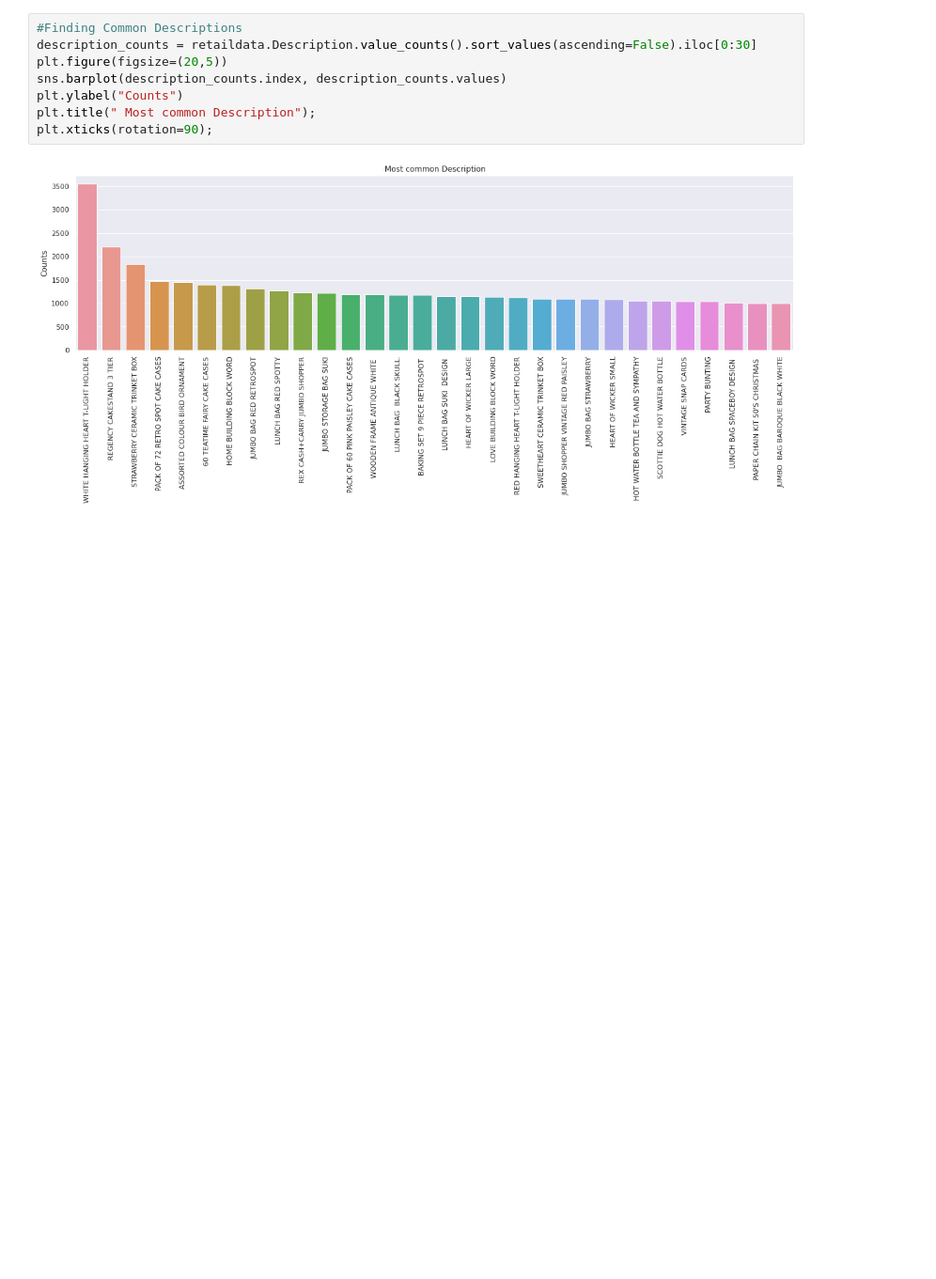
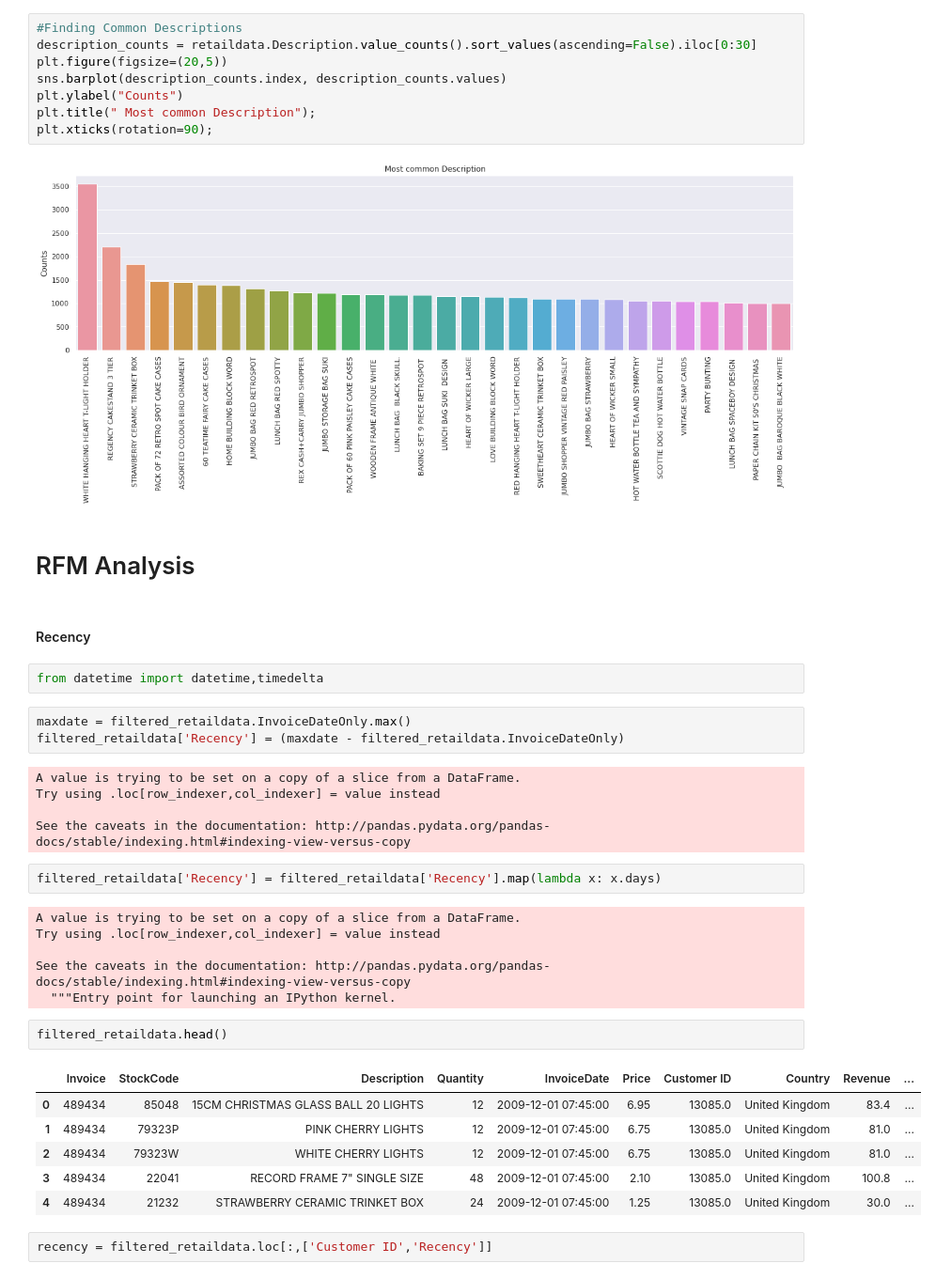
Before and after one commit to alokg1019/DataMining_Team1, a Jupyter notebook: EDA_Retail .ipynb, the cells around one changed output. Shown: that part at 94% size. Cells and saved outputs as stored; diff of their text form; blank space fills up the shorter version.

Commit message:
RFM analysis

```diff
--- a/EDA_Retail .ipynb
+++ b/EDA_Retail .ipynb
@@ -295,3 +298,36 @@ plt.title(" Most common Description");
 plt.xticks(rotation=90);
 # %% [output]
 [figure]
+# %% [markdown]
+# RFM Analysis
+# %% [markdown]
+#### Recency
+# %%
+from datetime import datetime,timedelta
+# %%
+maxdate = filtered_retaildata.InvoiceDateOnly.max()
+filtered_retaildata['Recency'] = (maxdate - filtered_retaildata.InvoiceDateOnly)
+# %% [output]
+A value is trying to be set on a copy of a slice from a DataFrame.
+Try using .loc[row_indexer,col_indexer] = value instead
+
+See the caveats in the documentation: http://pandas.pydata.org/pandas-docs/stable/indexing.html#indexing-view-versus-copy
+# %%
+filtered_retaildata['Recency'] = filtered_retaildata['Recency'].map(lambda x: x.days)
+# %% [output]
+A value is trying to be set on a copy of a slice from a DataFrame.
+Try using .loc[row_indexer,col_indexer] = value instead
+
+See the caveats in the documentation: http://pandas.pydata.org/pandas-docs/stable/indexing.html#indexing-view-versus-copy
+  """Entry point for launching an IPython kernel.
+# %%
+filtered_retaildata.head()
+# %% [output]
+|  | Invoice | StockCode | Description | Quantity | InvoiceDate | Price | Customer ID | Country | Revenue | ... |
+| 0 | 489434 | 85048 | 15CM CHRISTMAS GLASS BALL 20 LIGHTS | 12 | 2009-12-01 07:45:00 | 6.95 | 13085.0 | United Kingdom | 83.4 | ... |
+| 1 | 489434 | 79323P | PINK CHERRY LIGHTS | 12 | 2009-12-01 07:45:00 | 6.75 | 13085.0 | United Kingdom | 81.0 | ... |
+| 2 | 489434 | 79323W | WHITE CHERRY LIGHTS | 12 | 2009-12-01 07:45:00 | 6.75 | 13085.0 | United Kingdom | 81.0 | ... |
+| 3 | 489434 | 22041 | RECORD FRAME 7" SINGLE SIZE | 48 | 2009-12-01 07:45:00 | 2.10 | 13085.0 | United Kingdom | 100.8 | ... |
+| 4 | 489434 | 21232 | STRAWBERRY CERAMIC TRINKET BOX | 24 | 2009-12-01 07:45:00 | 1.25 | 13085.0 | United Kingdom | 30.0 | ... |
+# %%
+recency = filtered_retaildata.loc[:,['Customer ID','Recency']]
```
Also changed, not shown: parts of 19 cells of this notebook.
